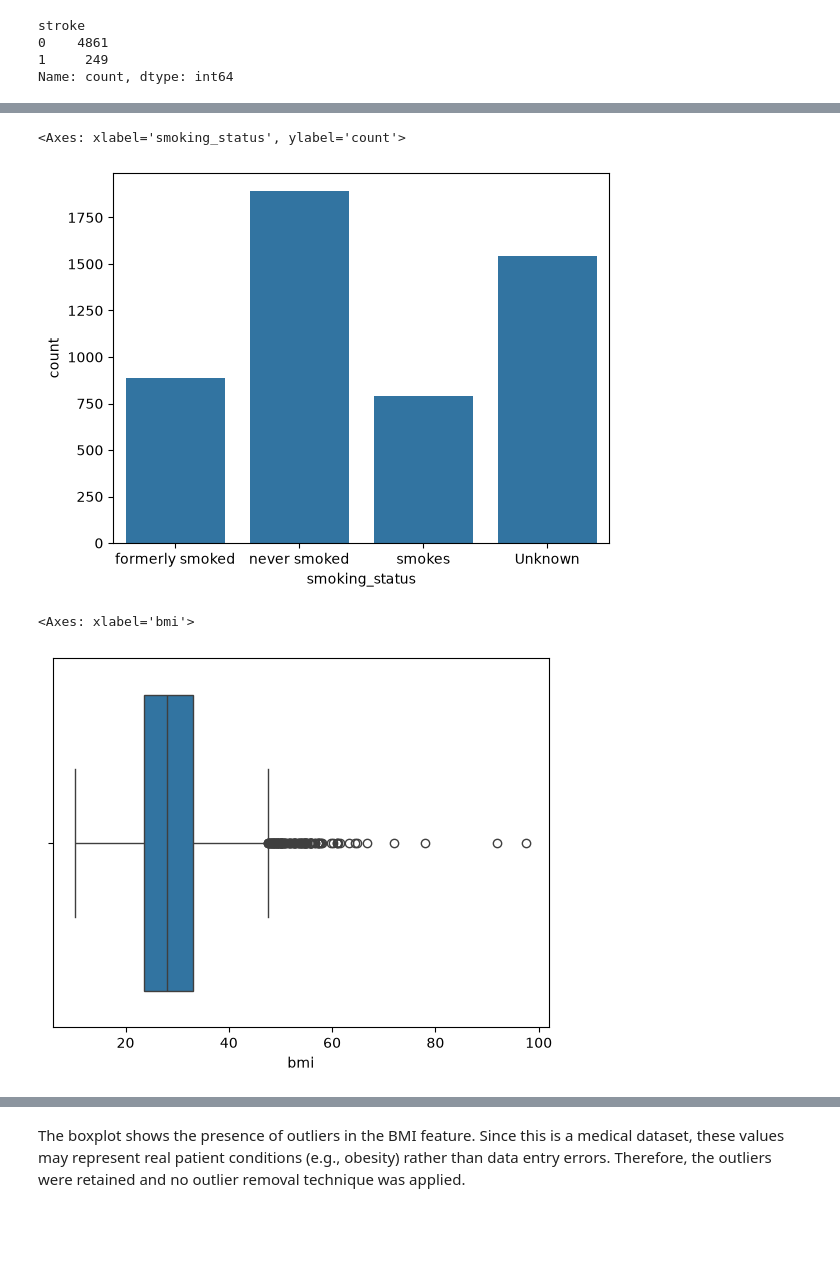
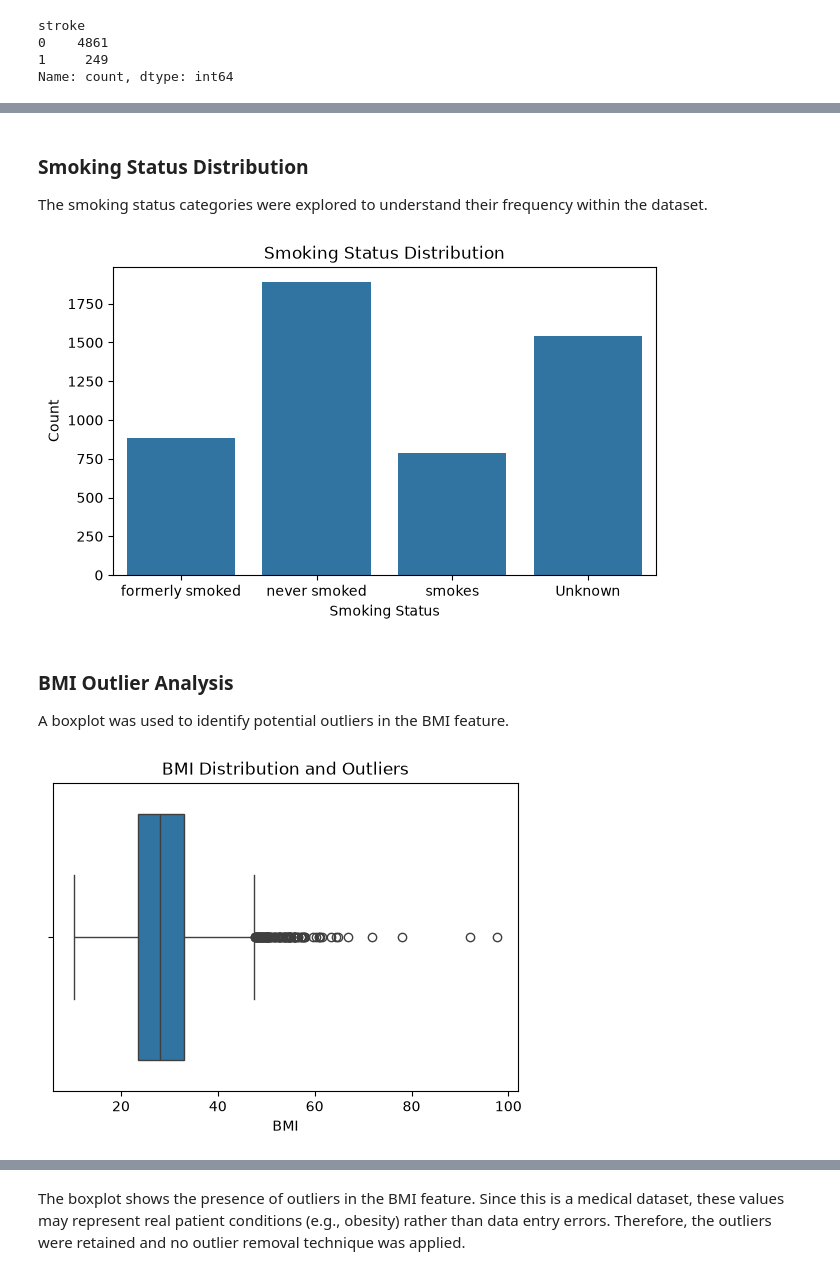
Before and after one commit to ghayda577/AI-ML-Training, a Jupyter notebook: Week3/Day5/mini_project.ipynb, the cells around one changed output, grey strips where cells are left out. Saved outputs shown, nothing was run; the diff lists cells and outputs as text; code cells hidden in the pictures; blank space fills up the shorter version.

```diff
--- a/Week3/Day5/mini_project.ipynb
+++ b/Week3/Day5/mini_project.ipynb
@@ -148,10 +250,34 @@ sns.countplot(x="ever_married", data=df)
+# %% [markdown]
+### Smoking Status Distribution
+
+The smoking status categories were explored to understand their frequency within the dataset.
 # %%
-sns.countplot(x="smoking_status", data=df)
+plt.figure(figsize=(7,4))
+
+sns.countplot(
+    x="smoking_status",
+    data=df
+)
+
+plt.title("Smoking Status Distribution")
+plt.xlabel("Smoking Status")
+plt.ylabel("Count")
+
+plt.show()
 # %% [output]
-<Axes: xlabel='smoking_status', ylabel='count'>
-[figure, old version]
+[figure, new version]
+# %% [markdown]
+### BMI Outlier Analysis
+
+A boxplot was used to identify potential outliers in the BMI feature.
 # %%
+plt.figure(figsize=(6,4))
+
 sns.boxplot(x=df["bmi"])
+
+plt.title("BMI Distribution and Outliers")
+plt.xlabel("BMI")
+
+plt.show()
 # %% [output]
-<Axes: xlabel='bmi'>
-[figure, old version]
+[figure, new version]
```
Also changed, not shown: parts of 41 cells of this notebook, 1 other file.
